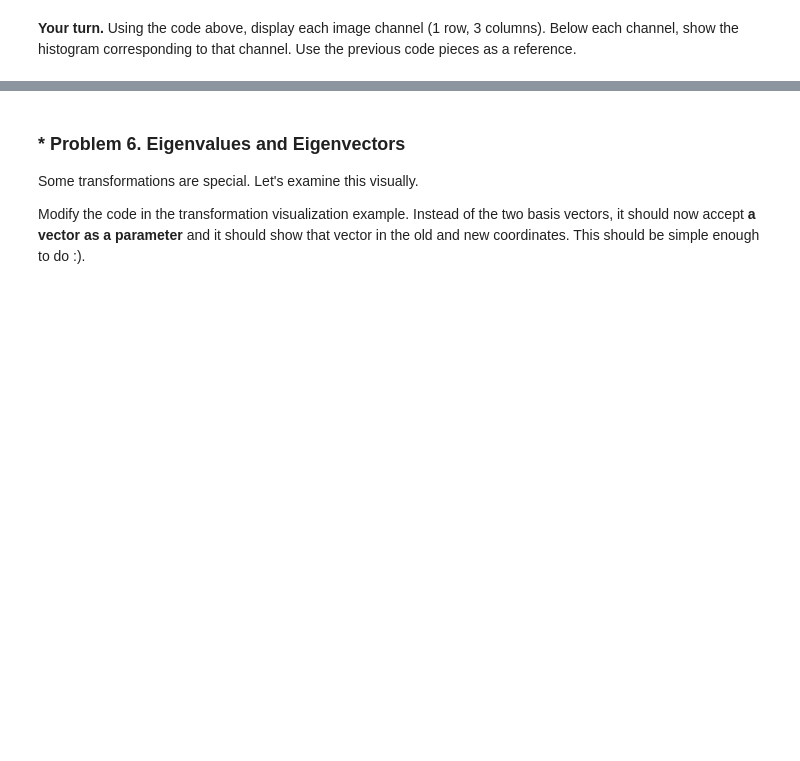
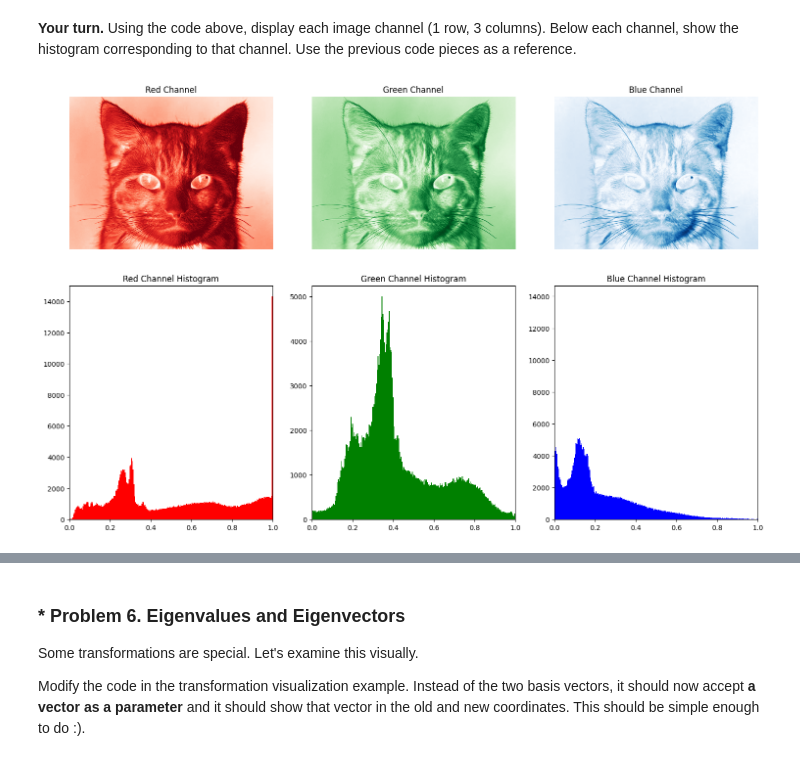
Before and after one commit to VilliTodorova/math_concepts_for_devs, a Jupyter notebook: 06.Linear-Algebra-Exercise/Linear Algebra Exercise - vt.ipynb, the cells around one changed output, grey strips where cells are left out. Drawn from its saved outputs; the diff is of its cells as text; code cells hidden in the pictures; blank space fills up the shorter version.

```diff
--- a/06.Linear-Algebra-Exercise/Linear Algebra Exercise - vt.ipynb
+++ b/06.Linear-Algebra-Exercise/Linear Algebra Exercise - vt.ipynb
@@ -589,3 +665,56 @@ plt.show()
+# %%
+def read_image(url):
+    img = skimage.io.imread(url)
+    return img
+
+cat_image_url = "https://d17fnq9dkz9hgj.cloudfront.net/uploads/2012/11/140272627-grooming-needs-senior-cat-632x475.jpg"
+cat_image = read_image(cat_image_url)
+
+
+cat_image_r, cat_image_g, cat_image_b = [cat_image[:, :, i] for i in range(3)]
+
+cat_image_r_normalized, cat_image_g_normalized, cat_image_b_normalized = [
+    channel / 255 for channel in [cat_image_r, cat_image_g, cat_image_b]
+]
+
+# Create a figure with a 2-row, 3-column layout
+fig, axes = plt.subplots(2, 3, figsize=(15, 10))
+
+# Display the red channel
+axes[0, 0].imshow(cat_image_r_normalized, cmap='Reds')
+axes[0, 0].axis('off')
+axes[0, 0].set_title("Red Channel")
+
+# Display the green channel
+axes[0, 1].imshow(cat_image_g_normalized, cmap='Greens')
+axes[0, 1].axis('off')
+axes[0, 1].set_title("Green Channel")
+
+# Display the blue channel
+axes[0, 2].imshow(cat_image_b_normalized, cmap='Blues')
+axes[0, 2].axis('off')
+axes[0, 2].set_title("Blue Channel")
+
+# Display the red channel histogram
+axes[1, 0].hist(cat_image_r_normalized.ravel(), bins=256, color='red')
+axes[1, 0].set_xlim(0, 1)
+axes[1, 0].set_title("Red Channel Histogram")
+
+# Display the green channel histogram
+axes[1, 1].hist(cat_image_g_normalized.ravel(), bins=256, color='green')
+axes[1, 1].set_xlim(0, 1)
+axes[1, 1].set_title("Green Channel Histogram")
+
+# Display the blue channel histogram
+axes[1, 2].hist(cat_image_b_normalized.ravel(), bins=256, color='blue')
+axes[1, 2].set_xlim(0, 1)
+axes[1, 2].set_title("Blue Channel Histogram")
+
+# Adjust layout
+plt.tight_layout()
+plt.show()
+# %% [output]
+[figure, added]
 # %% [markdown]
 ### * Problem 5. Perspective Correction
 Let's now look at transformations. A **homography** is a function that maps a pixel from one image onto a pixel from another image.
```
Also changed, not shown: parts of 4 cells of this notebook.
